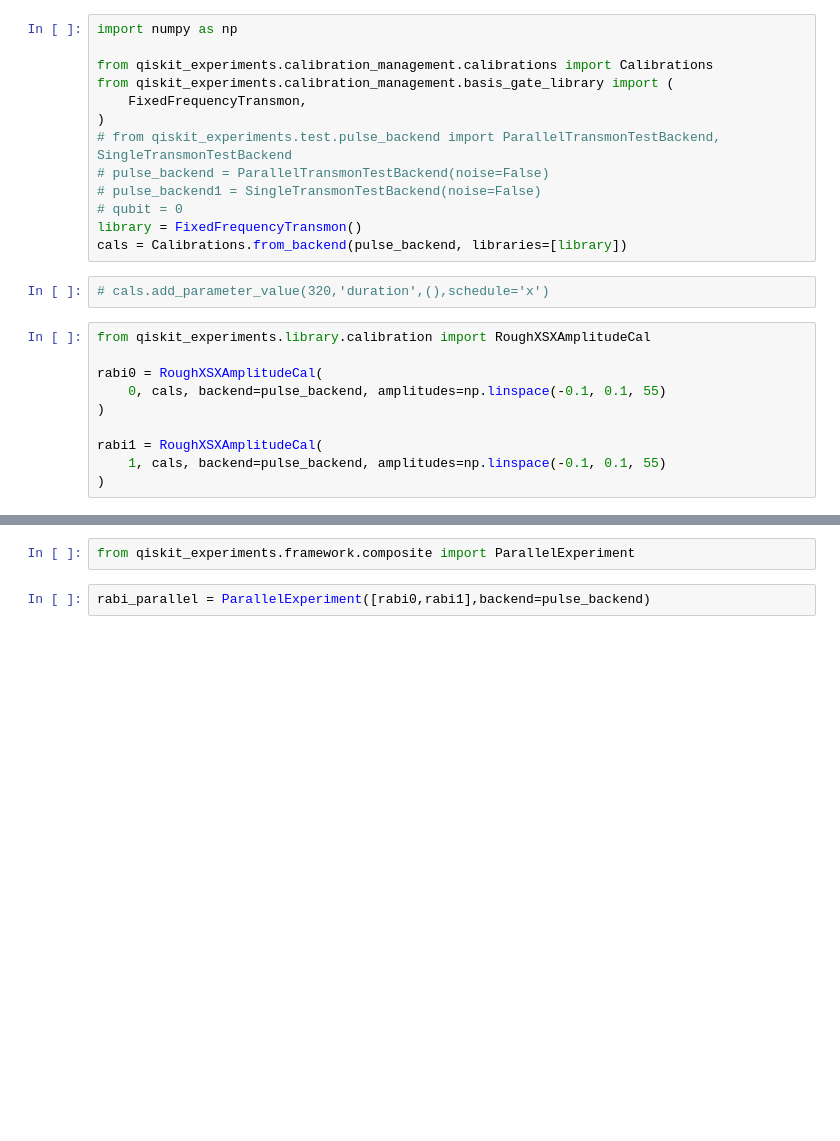
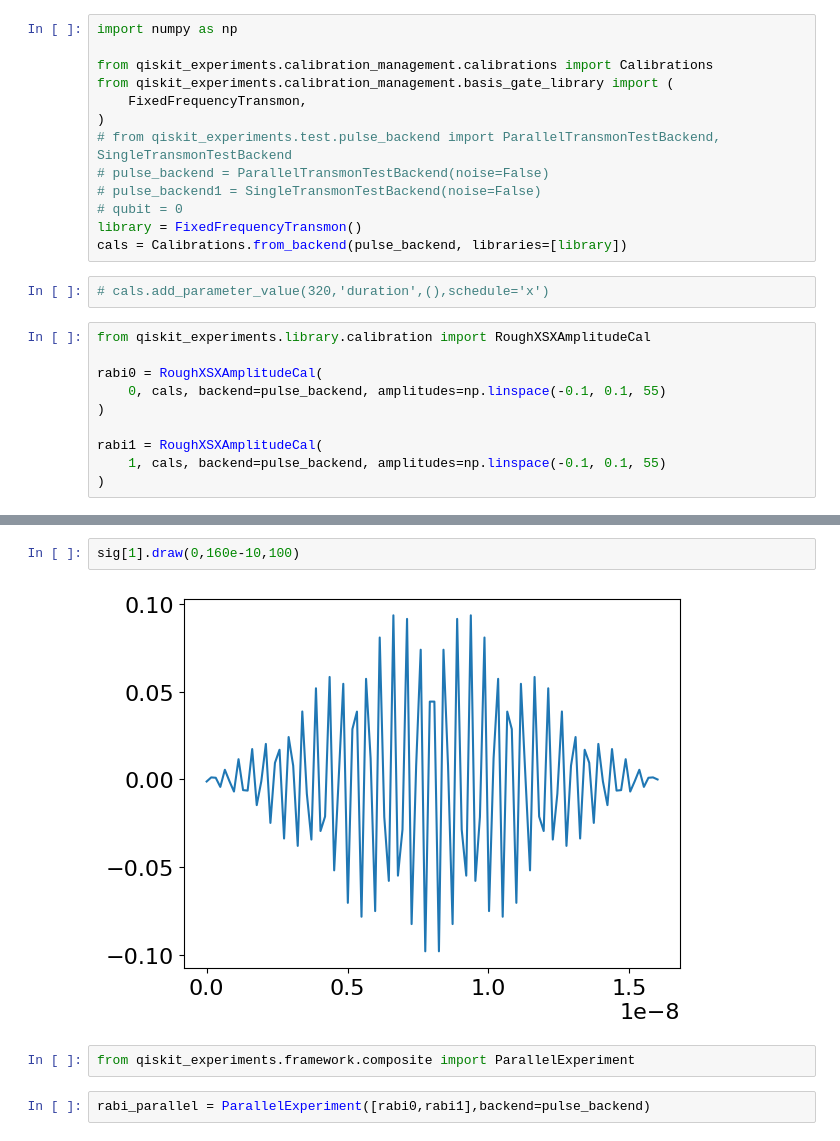
Before and after one commit to rupeshknn/pulse-backend-qamp22, a Jupyter notebook: Parallel Experiments.ipynb, the cells around one changed output, grey strips where cells are left out. Cells and saved outputs as stored; diff of their text form; blank space fills up the shorter version.

```diff
--- a/Parallel Experiments.ipynb
+++ b/Parallel Experiments.ipynb
@@ -81,3 +232,7 @@ rabi1 = RoughXSXAmplitudeCal(
+# %%
+sig[1].draw(0,160e-10,100)
+# %% [output]
+[figure, added]
 # %%
 from qiskit_experiments.framework.composite import ParallelExperiment
 # %%
```
Also changed, not shown: parts of 29 cells of this notebook, 2 other files.
